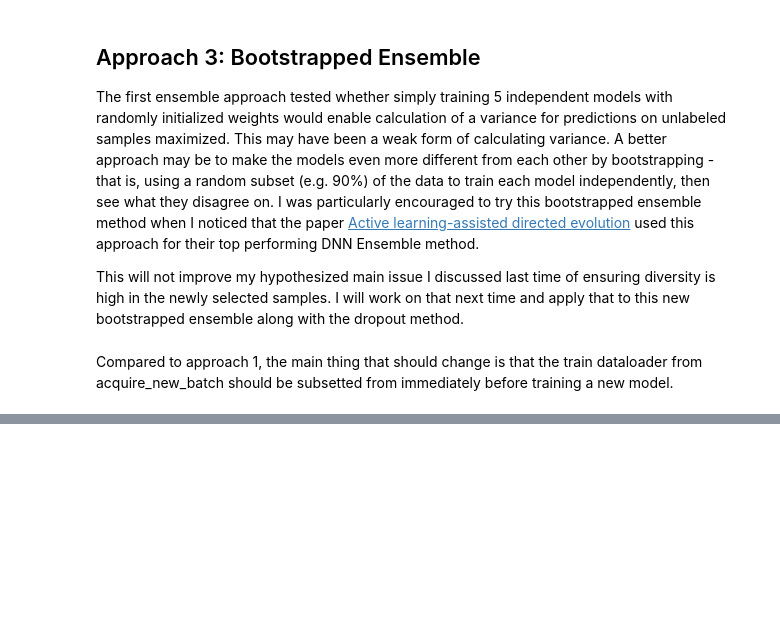
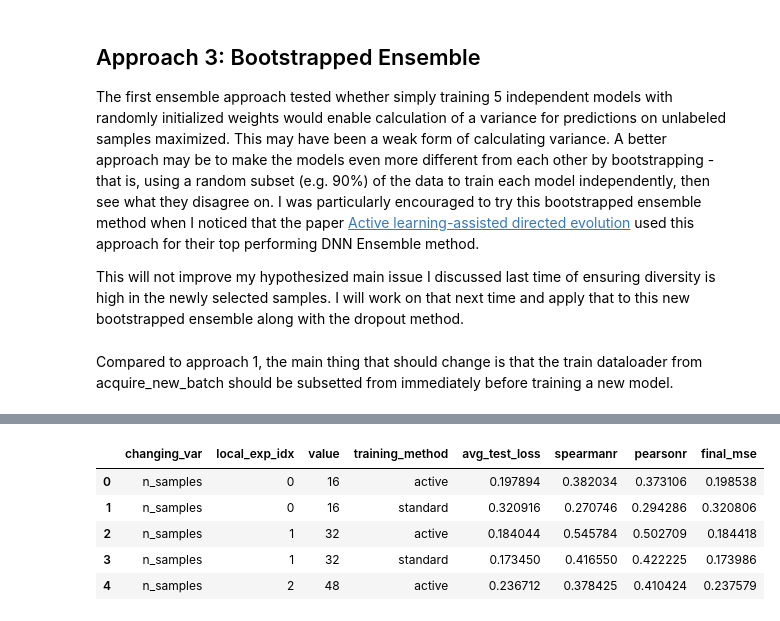
Before and after one commit to ogarrett54/plm_with_active_learning, a Jupyter notebook: pikh1_hma/03_active_fine-tuning_bootstrapped_ensemble.ipynb, the cells around one changed output, grey strips where cells are left out. Drawn from its saved outputs; the diff is of its cells as text; code cells hidden in the pictures; blank space fills up the shorter version.

```diff
--- a/pikh1_hma/03_active_fine-tuning_bootstrapped_ensemble.ipynb
+++ b/pikh1_hma/03_active_fine-tuning_bootstrapped_ensemble.ipynb
@@ -251,0 +249,10 @@ Train Loss: 0.0348 | Val Loss: 0.2820 | SpearmanR: 0.2569
+# %%
+lc_df = pd.read_csv("results/03_bootstrap_ensemble/active_vs_standard_learning_curve.csv")
+lc_df.head()
+# %% [output]
+|  | changing_var | local_exp_idx | value | training_method | avg_test_loss | spearmanr | pearsonr | final_mse |
+| 0 | n_samples | 0 | 16 | active | 0.197894 | 0.382034 | 0.373106 | 0.198538 |
+| 1 | n_samples | 0 | 16 | standard | 0.320916 | 0.270746 | 0.294286 | 0.320806 |
+| 2 | n_samples | 1 | 32 | active | 0.184044 | 0.545784 | 0.502709 | 0.184418 |
+| 3 | n_samples | 1 | 32 | standard | 0.173450 | 0.416550 | 0.422225 | 0.173986 |
+| 4 | n_samples | 2 | 48 | active | 0.236712 | 0.378425 | 0.410424 | 0.237579 |
```
Also changed, not shown: parts of 5 cells of this notebook, 16 other files.
